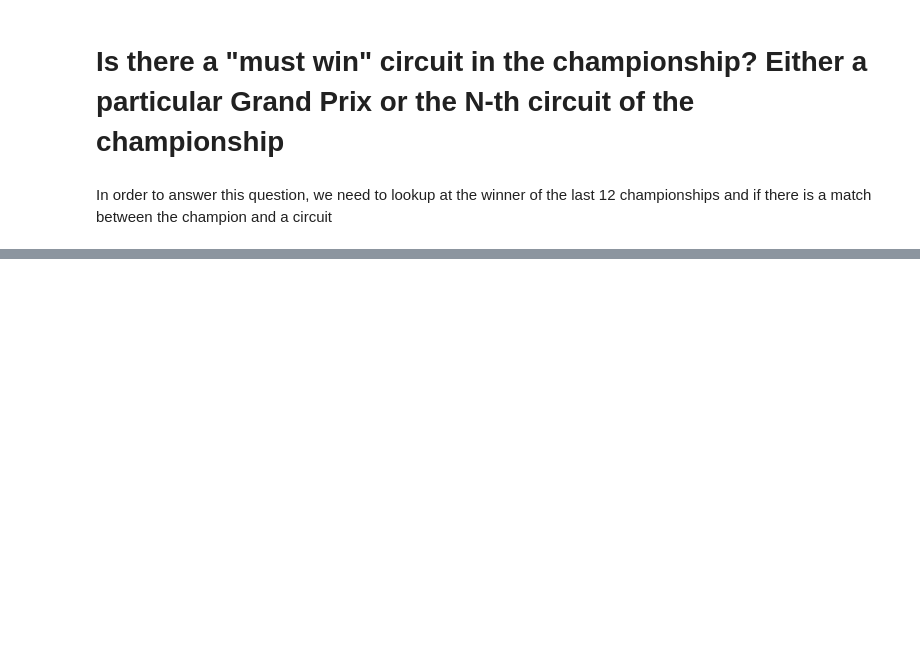
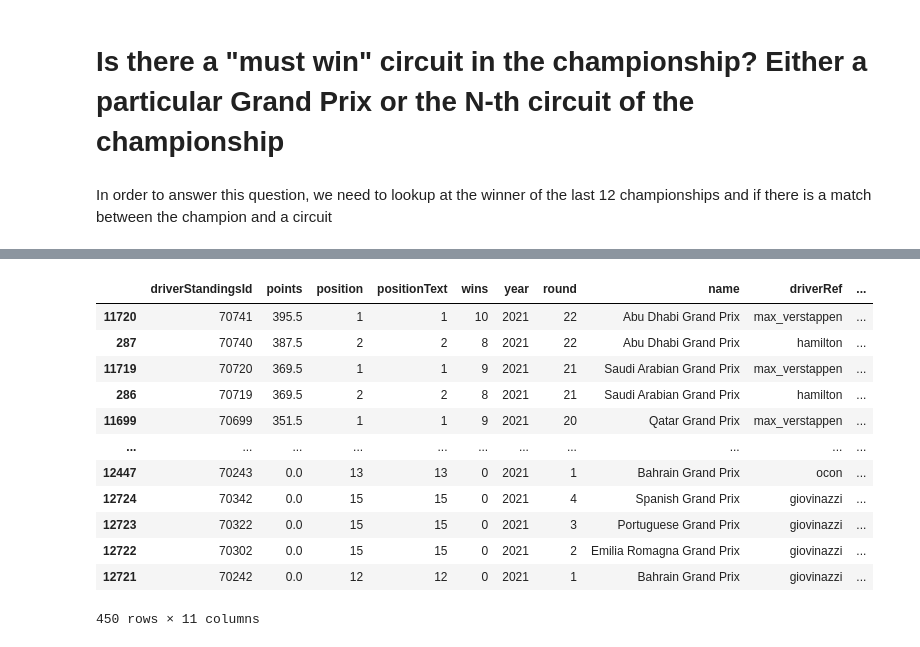
Before and after one commit to sriodelima/F1_Project, a Jupyter notebook: Formula One World Championship.ipynb, the cells around one changed output, grey strips where cells are left out. Saved outputs shown, nothing was run; the diff lists cells and outputs as text; code cells hidden in the pictures; blank space fills up the shorter version.

```diff
--- a/Formula One World Championship.ipynb
+++ b/Formula One World Championship.ipynb
@@ -122,0 +141,18 @@ NameError: name 'save_data' is not defined
+# %%
+df_data_raking = df_data.sort_values(by=['points'], ascending = False)
+# %%
+df_data_raking[df_data_raking.year == 2021]
+# %% [output]
+|  | driverStandingsId | points | position | positionText | wins | year | round | name | driverRef | ... |
+| 11720 | 70741 | 395.5 | 1 | 1 | 10 | 2021 | 22 | Abu Dhabi Grand Prix | max_verstappen | ... |
+| 287 | 70740 | 387.5 | 2 | 2 | 8 | 2021 | 22 | Abu Dhabi Grand Prix | hamilton | ... |
+| 11719 | 70720 | 369.5 | 1 | 1 | 9 | 2021 | 21 | Saudi Arabian Grand Prix | max_verstappen | ... |
+| 286 | 70719 | 369.5 | 2 | 2 | 8 | 2021 | 21 | Saudi Arabian Grand Prix | hamilton | ... |
+| 11699 | 70699 | 351.5 | 1 | 1 | 9 | 2021 | 20 | Qatar Grand Prix | max_verstappen | ... |
+| ... | ... | ... | ... | ... | ... | ... | ... | ... | ... | ... |
+| 12447 | 70243 | 0.0 | 13 | 13 | 0 | 2021 | 1 | Bahrain Grand Prix | ocon | ... |
+| 12724 | 70342 | 0.0 | 15 | 15 | 0 | 2021 | 4 | Spanish Grand Prix | giovinazzi | ... |
+| 12723 | 70322 | 0.0 | 15 | 15 | 0 | 2021 | 3 | Portuguese Grand Prix | giovinazzi | ... |
+| 12722 | 70302 | 0.0 | 15 | 15 | 0 | 2021 | 2 | Emilia Romagna Grand Prix | giovinazzi | ... |
+| 12721 | 70242 | 0.0 | 12 | 12 | 0 | 2021 | 1 | Bahrain Grand Prix | giovinazzi | ... |
+450 rows × 11 columns
```
Also changed, not shown: parts of 44 cells of this notebook.
